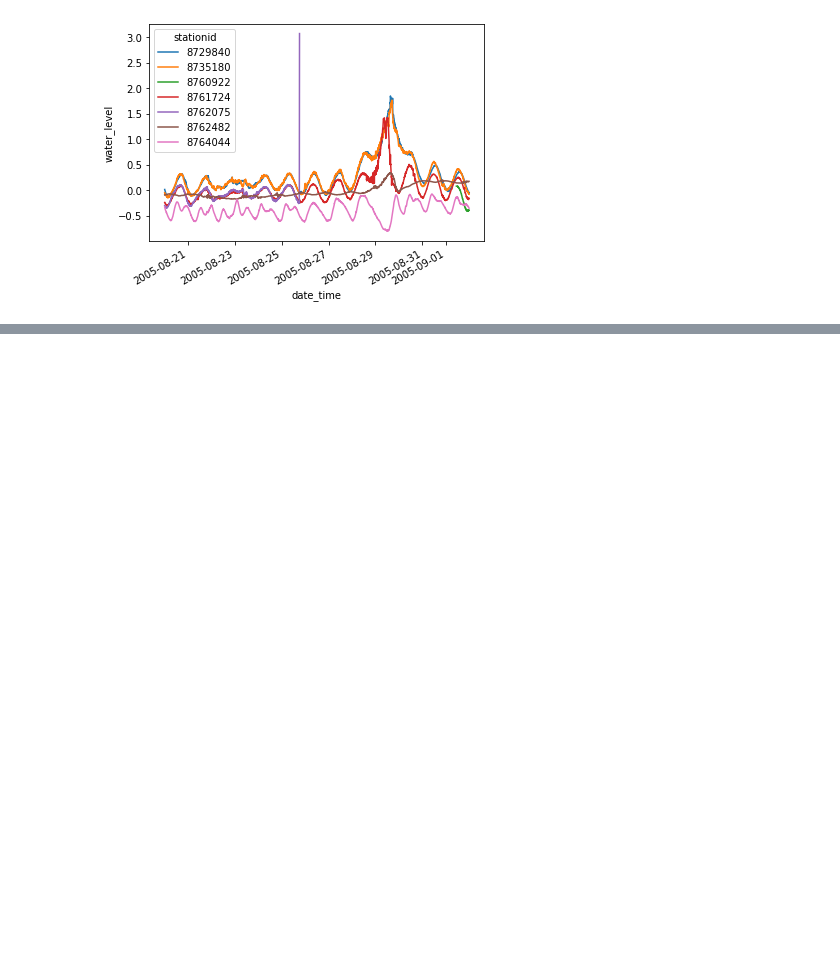
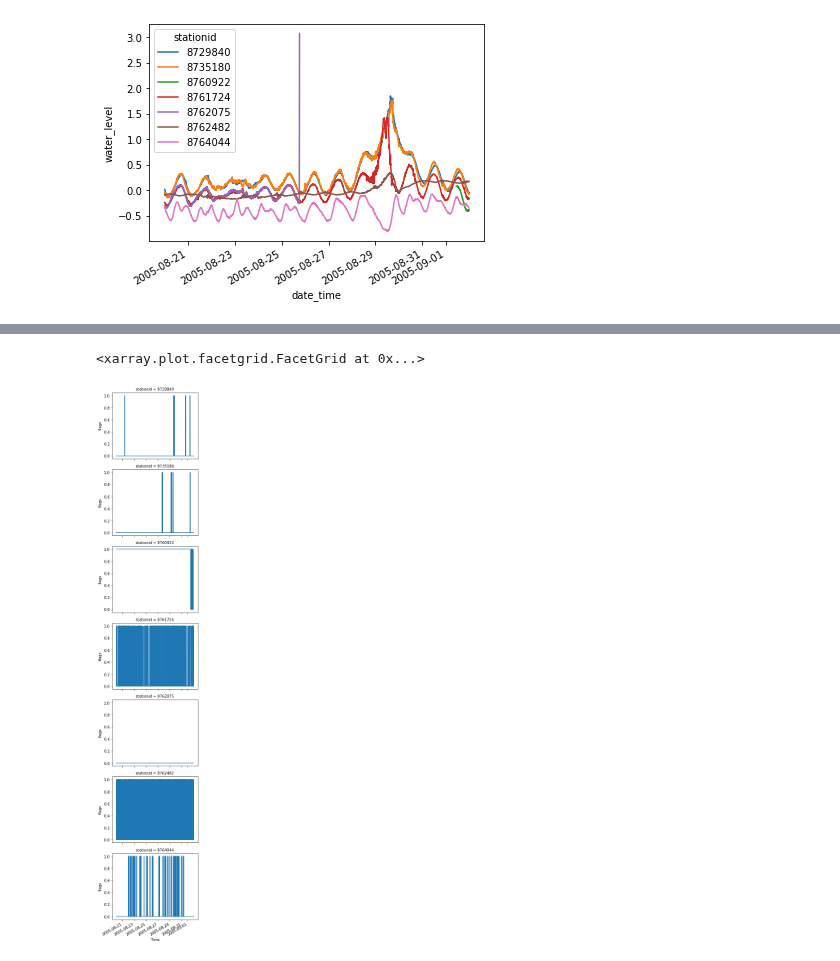
Before and after one commit to sdat2/adcirc-emulation, a Jupyter notebook: notebooks/exploratory/Katrina-Tidal-Guages.ipynb, the cells around one changed output, grey strips where cells are left out. Cells and saved outputs as stored; diff of their text form; code cells hidden in the pictures; blank space fills up the shorter version.

```diff
--- a/notebooks/exploratory/Katrina-Tidal-Guages.ipynb
+++ b/notebooks/exploratory/Katrina-Tidal-Guages.ipynb
@@ -74,0 +113,2 @@ era5.sel(time="2005-08-28T00:00:00").tp.plot()
+# %%
+ds["date_time"].attrs["long_name"] = "Time"
@@ -74,0 +147,17 @@ era5.sel(time="2005-08-28T00:00:00").tp.plot()
+# %%
+import numpy as np
+
+
+@np.vectorize
+def map_func(input):
+    if "1" in input:
+        return 1
+    else:
+        return 0
+# %%
+ds.flags[:, :] = map_func(ds.flags.values)
+# %%
+ds.flags.astype("int").plot.line(row="stationid")
+# %% [output]
+<xarray.plot.facetgrid.FacetGrid at 0x...>
+[figure, added]
```
Also changed, not shown: parts of 9 cells of this notebook, 1 other file.
